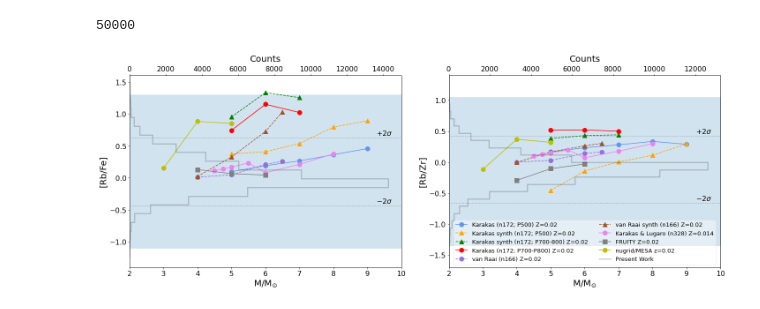
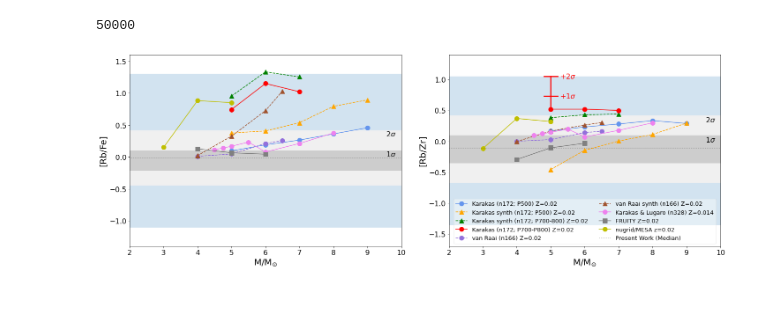
Before and after one commit to Willcarr99/PhDThesis, a Jupyter notebook: PlotGeneration/Rb_Abundance_Plot.ipynb, the cells around one changed output. Drawn from its saved outputs; the diff is of its cells as text; code cells hidden in the pictures.

Commit message:
RbAbund_Band Plot and Added Cameron 1957

```diff
--- a/PlotGeneration/Rb_Abundance_Plot.ipynb
+++ b/PlotGeneration/Rb_Abundance_Plot.ipynb
@@ -118,10 +118,13 @@ len(RbZr_abunds)
 import matplotlib.gridspec as gridspec
 gs = gridspec.GridSpec(1, 2) # 1x2 grid)
 gs.update(wspace=0.175) # Add spacing in the middle
-alpha_med = 0.8
-alpha_1s = 0.5
+alpha_med = 0.3
+#alpha_1s = 0.5
+alpha_1s = 0.3
 alpha_2s = 0.3
 plt.rcParams["figure.figsize"] = (24,8)
+color_2s = [(240/255,240/255,240/255)]
+color_1s = [(205/255,205/255,205/255)]
 
 ###########################################################################################
 ax = plt.subplot(gs[0, 0])
@@ -137,14 +140,17 @@ plt.plot(fe_gray_x, fe_gray_y, c = 'gray', marker = 's', markersize=10)
 plt.plot(fe_yellow_x, fe_yellow_y, c = 'y', marker = 'o', markersize=10)
 fill_x = np.arange(1.0, 11, 0.01)
 plt.fill_between(fill_x, -1.1, 1.3, color = [(210/255,227/255,240/255)])
-#plt.axhline(y = RbFe_Per[2], c = 'k', alpha=alpha_med)
-#plt.axhline(y = RbFe_Per[1], c = 'k', ls = '--', alpha=alpha_1s)
-#plt.axhline(y = RbFe_Per[3], c = 'k', ls = '--', alpha=alpha_1s)
-plt.axhline(y = RbFe_Per[0], c = 'k', ls = ':', alpha=alpha_2s)
-plt.axhline(y = RbFe_Per[4], c = 'k', ls = ':', alpha=alpha_2s)
-plt.text(9.5,0.66,r'$+2\sigma$',fontsize=16, ha='center')
-plt.text(9.5,-0.4,r'$-2\sigma$',fontsize=16, ha='center')
-#plt.text(9.5,0.32,r'$1\sigma$',fontsize=16, ha='center')
+plt.fill_between(fill_x, RbFe_Per[0], RbZr_Per[4], color = color_2s) # 2s
+plt.fill_between(fill_x, RbFe_Per[1], RbZr_Per[3], color = color_1s) # 1s
+plt.axhline(y = RbFe_Per[2], c = 'k', ls = ':', alpha=alpha_med)
+#plt.axhline(y = RbFe_Per[1], c = 'k', ls = ':', alpha=alpha_1s)
+#plt.axhline(y = RbFe_Per[3], c = 'k', ls = ':', alpha=alpha_1s)
+#plt.axhline(y = RbFe_Per[0], c = 'k', ls = ':', alpha=alpha_2s)
+#plt.axhline(y = RbFe_Per[4], c = 'k', ls = ':', alpha=alpha_2s)
+plt.text(9.7,0.325,r'$2\sigma$',fontsize=16, ha='center')
+#plt.text(9.7,-0.4,r'$-2\sigma$',fontsize=16, ha='center')
+plt.text(9.7,0.005,r'$1\sigma$',fontsize=16, ha='center')
+#plt.text(9.7,-0.15,r'$-1\sigma$',fontsize=16, ha='center')
 #plt.text(9.5,0.02,'median',fontsize=16, ha='center')
 
 #plt.hist(RbFe_abunds, orientation='horizontal', density=False, weights=np.ones_like(RbFe_abunds) / 1820,
@@ -159,12 +165,12 @@ plt.ylim(-1.4, 1.6)
 #ax.semilogy()
 #plt.grid(True, which = 'both')
 
-ax2 = ax.twiny()
-plt.yticks(fontsize=16)
-plt.hist(RbFe_abunds, orientation='horizontal', density=False,# weights=np.ones_like(RbFe_abunds) / 1820,
-         bottom=2, bins=30, histtype='step', linewidth = 2.5, color = 'black', alpha=0.2)
-ax2.set_xlabel('Counts', size = 20, labelpad=10)
-plt.xticks(fontsize=16)
+#ax2 = ax.twiny()
+#plt.yticks(fontsize=16)
+#plt.hist(RbFe_abunds, orientation='horizontal', density=False,# weights=np.ones_like(RbFe_abunds) / 1820,
+#         bottom=2, bins=30, histtype='step', linewidth = 2.5, color = 'black', alpha=0.2)
+#ax2.set_xlabel('Counts', size = 20, labelpad=10)
+#plt.xticks(fontsize=16)
 
 ############################################################################################
 
@@ -174,50 +180,69 @@ ax.plot(zr_blue_x, zr_blue_y, c = 'cornflowerblue', marker = 'o', markersize=10,
 plt.plot(zr_orange_x, zr_orange_y, c = 'orange', marker = '^', markersize=10, ls = '--', label = 'Karakas synth (n172; P500) Z=0.02')
 plt.plot(zr_green_x, zr_green_y, c = 'g', marker = '^', markersize=10, ls = '--', label = 'Karakas synth (n172; P700-800) Z=0.02')
 plt.plot(zr_red_x, zr_red_y, c = 'r', marker = 'o', markersize=10, label = 'Karakas (n172; P700-P800) Z=0.02')
 plt.plot(zr_purple_x, zr_purple_y, c = 'mediumpurple', marker = 'o', markersize=10, ls = '--', label = 'van Raai (n166) Z=0.02')
 plt.plot(zr_brown_x, zr_brown_y, c = 'sienna', marker = '^', markersize=10, ls = '--', label = 'van Raai synth (n166) Z=0.02')
 plt.plot(zr_pink_x, zr_pink_y, c = 'violet', marker = 'o', markersize=10, label = 'Karakas & Lugaro (n328) Z=0.014')
 plt.plot(zr_gray_x, zr_gray_y, c = 'gray', marker = 's', markersize=10, label = 'FRUITY Z=0.02')
 plt.plot(zr_yellow_x, zr_yellow_y, c = 'y', marker = 'o', markersize=10, label = 'nugrid/MESA z=0.02')
 plt.fill_between(fill_x, -1.35, 1.05, color = [(210/255,227/255,240/255)])
-#plt.axhline(y = RbZr_Per[2], c = 'k', alpha=alpha_med, label = 'Present Work')
-#plt.axhline(y = RbZr_Per[1], c = 'k', ls = '--', alpha=alpha_1s)
-#plt.axhline(y = RbZr_Per[3], c = 'k', ls = '--', alpha=alpha_1s)
-plt.axhline(y = RbZr_Per[0], c = 'k', ls = ':', alpha=alpha_2s)
-plt.axhline(y = RbZr_Per[4], c = 'k', ls = ':', alpha=alpha_2s)
-plt.text(9.5,0.46,r'$+2\sigma$',fontsize=16, ha='center')
-plt.text(9.5,-0.62,r'$-2\sigma$',fontsize=16, ha='center')
-#plt.text(9.5,0.15,r'$1\sigma$',fontsize=16, ha='center')
+plt.fill_between(fill_x, RbZr_Per[0], RbZr_Per[4], color = color_2s) # 2s
+plt.fill_between(fill_x, RbZr_Per[1], RbZr_Per[3], color = color_1s) # 1s
+plt.axhline(y = RbZr_Per[2], c = 'k', ls = ':', alpha=alpha_med, label = 'Present Work (Median)')
+#plt.axhline(y = RbZr_Per[1], c = 'k', ls = ':', alpha=alpha_1s)
+#plt.axhline(y = RbZr_Per[3], c = 'k', ls = ':', alpha=alpha_1s)
+#plt.axhline(y = RbZr_Per[0], c = 'k', ls = ':', alpha=alpha_2s)
+#plt.axhline(y = RbZr_Per[4], c = 'k', ls = ':', alpha=alpha_2s)
+plt.text(9.7,0.31,r'$2\sigma$',fontsize=16, ha='center')
+#plt.text(9.7,-0.62,r'$-2\sigma$',fontsize=16, ha='center')
+plt.text(9.7,-0.0105,r'$1\sigma$',fontsize=16, ha='center')
+#plt.text(9.7,-0.3,r'$-1\sigma$',fontsize=16, ha='center')
 #plt.text(9.5,-0.07,'median',fontsize=16, ha='center')
 
-plt.axvline(x = -10, c = 'black', alpha = 0.2, linewidth = 2.5, label = 'Present Work') # Line off-plot just to get the label
+#plt.axhline(y = (RbZr_Per[3] - RbZr_Per[2]) + 0.52, c = 'k', ls = ":", alpha=alpha_2s)
+#plt.axhline(y = (RbZr_Per[4] - RbZr_Per[2]) + 0.52, c = 'k', ls = ":", alpha=alpha_2s)
+red_max = 0.52
+red_plus1sig = RbZr_Per[3] - RbZr_Per[2] + red_max
+red_plus2sig = RbZr_Per[4] - RbZr_Per[2] + red_max
+yl_min = -1.7
+yl_max = 1.4
+xl_min = 2
+xl_max = 10
+red_max_x = 5
+plt.axvline(x = red_max_x, c = 'red', linewidth = 2.5, ymin = (red_max-yl_min)/(yl_max-yl_min), ymax = (red_plus2sig-yl_min)/(yl_max-yl_min))
+plt.axhline(y = red_plus1sig, c ='red', linewidth = 2.5, xmin = (red_max_x - 0.2 - xl_min)/(xl_max-xl_min), xmax = (red_max_x + 0.2 - xl_min)/(xl_max-xl_min))
+plt.axhline(y = red_plus2sig, c ='red', linewidth = 2.5, xmin = (red_max_x - 0.2 - xl_min)/(xl_max-xl_min), xmax = (red_max_x + 0.2 - xl_min)/(xl_max-xl_min))
+plt.text(5.5,red_plus1sig,r'$+1\sigma$',fontsize=16, ha='center', va='center', color = 'red')
+plt.text(5.5,red_plus2sig,r'$+2\sigma$',fontsize=16, ha='center', va='center', color = 'red')
+
+#plt.axvline(x = -10, c = 'black', alpha = 0.2, linewidth = 2.5, label = 'Present Work') # Line off-plot just to get the label
 ax.set_xlabel(r'$\mathrm{M}/\mathrm{M}_{\odot}$', size = 20)
 ax.set_ylabel('[Rb/Zr]', size = 20)
 plt.xticks(fontsize=16)
 plt.yticks(fontsize=16)
 plt.xlim(2,10)
-plt.ylim(-1.7, 1.4)
+plt.ylim(yl_min, yl_max)
 plt.legend(loc='lower center',fontsize=13,ncol=2,framealpha=0.4)
 #ax.semilogy()
 #plt.grid(True, which = 'both')
 
-ax2 = ax.twiny()
-plt.yticks(fontsize=16)
-plt.hist(RbZr_abunds, orientation='horizontal', density=False, #weights=np.ones_like(RbZr_abunds), #/ 1600,
-         bottom=0, bins=30, histtype='step', linewidth = 2.5, color = 'black', alpha=0.2)
-ax2.set_xlabel('Counts', size = 20, labelpad=10)
-plt.xticks(fontsize=16)
+#ax2 = ax.twiny()
+#plt.yticks(fontsize=16)
+#plt.hist(RbZr_abunds, orientation='horizontal', density=False, #weights=np.ones_like(RbZr_abunds), #/ 1600,
+#         bottom=0, bins=30, histtype='step', linewidth = 2.5, color = 'black', alpha=0.2)
+#ax2.set_xlabel('Counts', size = 20, labelpad=10)
+#plt.xticks(fontsize=16)
 
 ###########################################################################
 if (saveFig):
-    plt.savefig('RbAbund_Hist.pdf',dpi=600,bbox_inches='tight')
+    plt.savefig('RbAbund_Bands.pdf',dpi=600,bbox_inches='tight')
     plt.close()
-    images = convert_from_path('RbAbund_Hist.pdf', 600)
+    images = convert_from_path('RbAbund_Bands.pdf', 600)
     for image in images:
-        image.save('RbAbund_Hist.png')
+        image.save('RbAbund_Bands.png')
 else:
     plt.show()
 
 plt.rcParams["figure.figsize"] = plt.rcParamsDefault["figure.figsize"]
 # %% [output]
-[figure, old version]
+[figure, new version]
```
Also changed, not shown: parts of 2 cells of this notebook, 21 other files.
